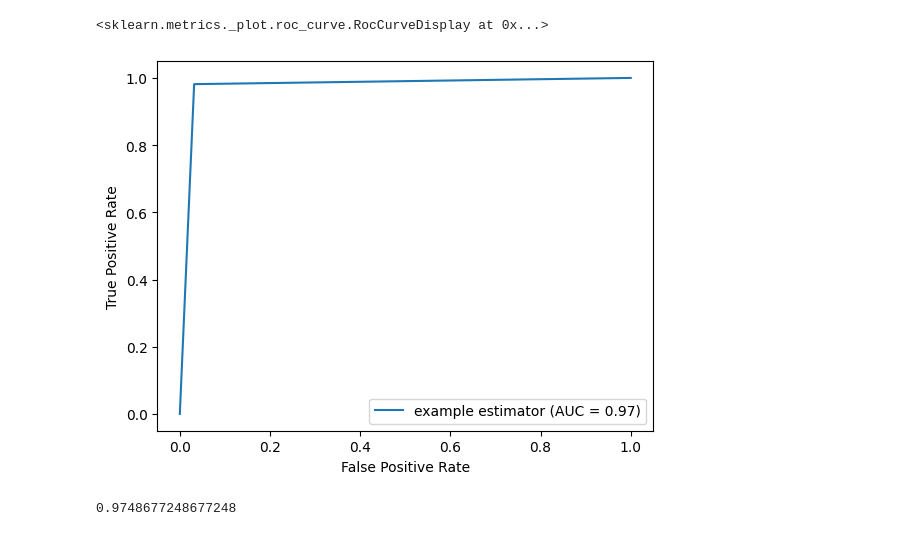
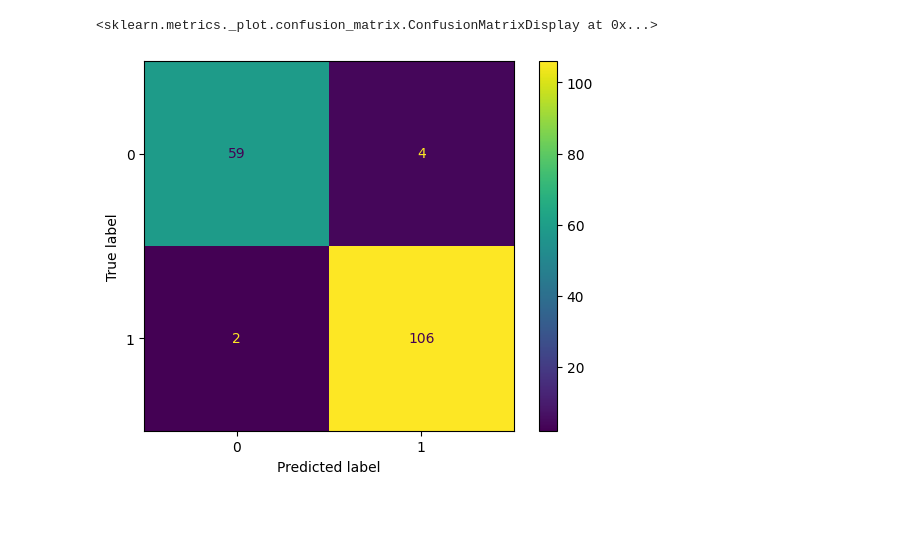
Before and after one commit to istiophorus/Python, a Jupyter notebook: breast-cancer.ipynb, the cells around one changed output. Cells and saved outputs as stored; diff of their text form; code cells hidden in the pictures.

```diff
--- a/breast-cancer.ipynb
+++ b/breast-cancer.ipynb
@@ -69,4 +100,4 @@ def train_test_model_with_GSCV(model, X, y, param_grid):
     return (cm, auc_score, cmd, rcd)
 # %%
 param_grid={'max_depth': [2, 3, 5, 7], 'n_estimators': [10, 50, 100, 500]}
-res = train_test_model_with_GSCV(RandomForestClassifier(), X, y, param_grid)
+rfc_res = train_test_model_with_GSCV(RandomForestClassifier(), X, y, param_grid, True)
@@ -78,9 +104,5 @@ res[2].plot()
-# %%
-res[3].plot()
-# %% [output]
-<sklearn.metrics._plot.roc_curve.RocCurveDisplay at 0x...>
-[figure, removed]
-# %%
-res[1]
-# %% [output]
-0.9748677248677248
+# %%
+rfc_res[2].plot()
+# %% [output]
+<sklearn.metrics._plot.confusion_matrix.ConfusionMatrixDisplay at 0x...>
+[figure, added]
```
Also changed, not shown: parts of 23 cells of this notebook.
